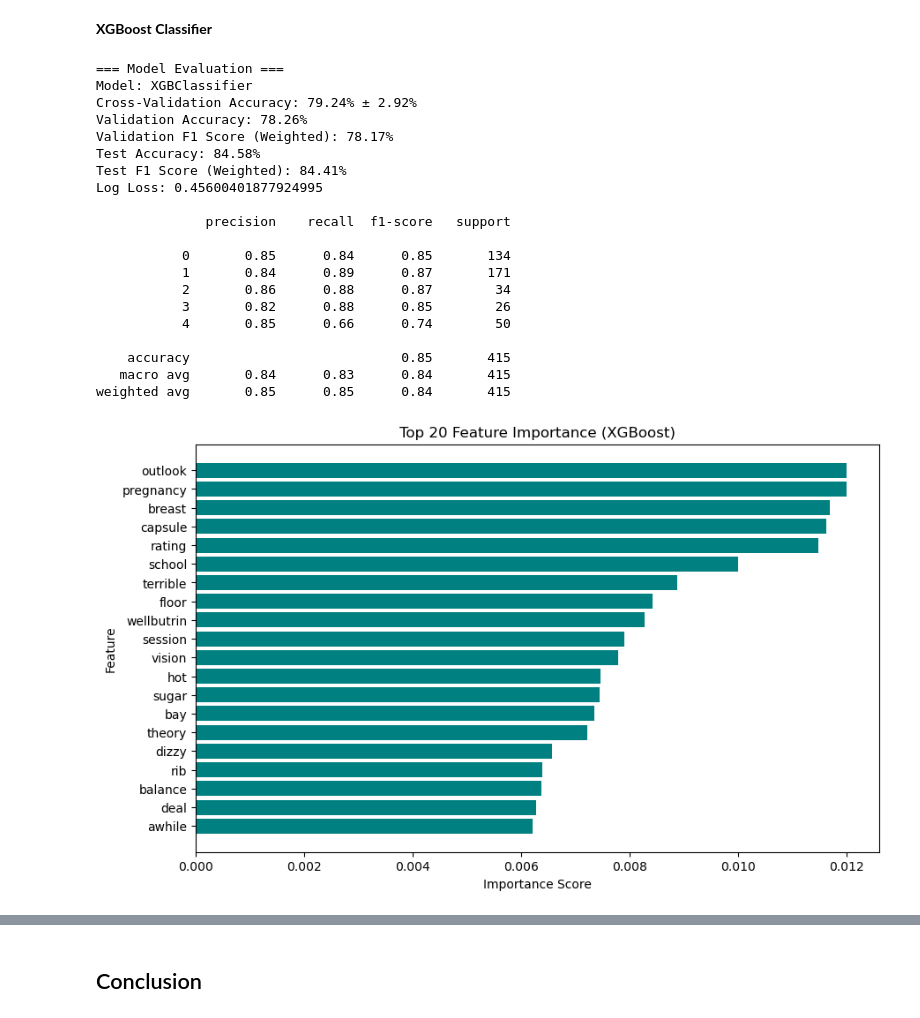
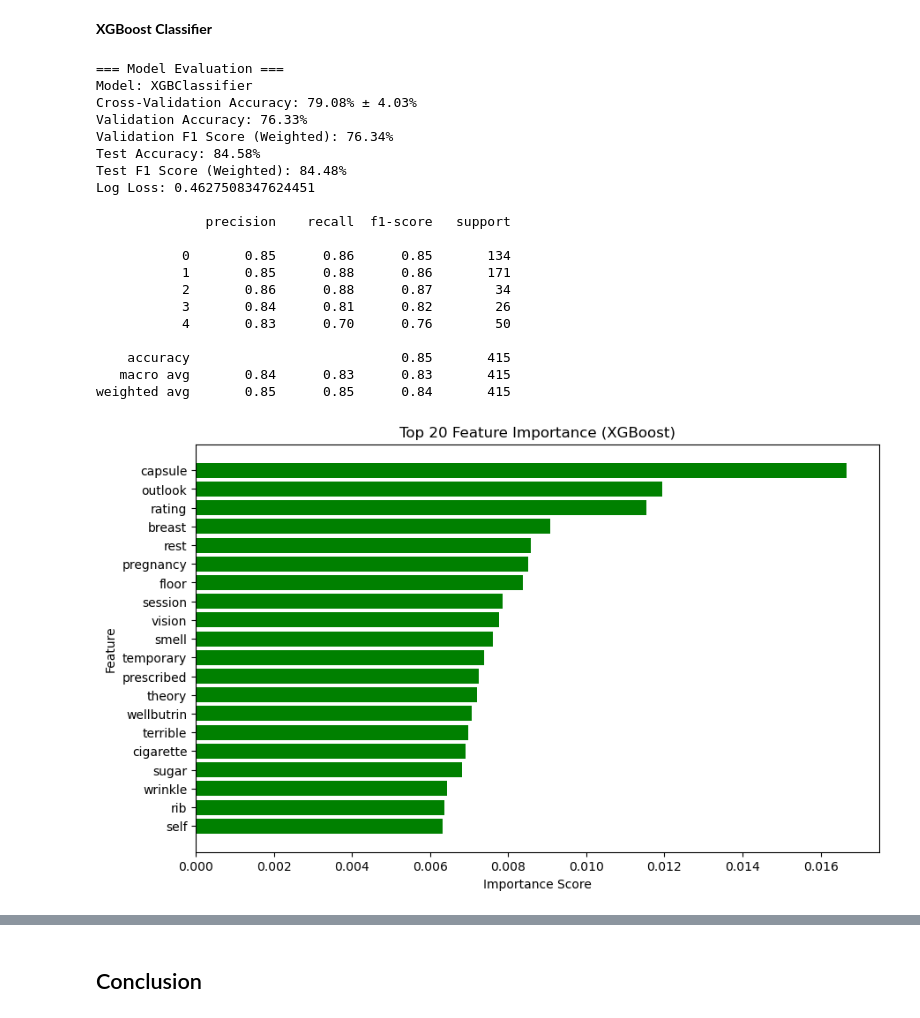
Before and after one commit to clappy203/AAI_501_Project, a Jupyter notebook: CleanCode.ipynb, the cells around one changed output, grey strips where cells are left out. Saved outputs shown, nothing was run; the diff lists cells and outputs as text; code cells hidden in the pictures.

```diff
--- a/CleanCode.ipynb
+++ b/CleanCode.ipynb
@@ -61,7 +61,7 @@ fig, axes = plt.subplots(nrows=1, ncols=5, figsize=(20, 4), sharey=True)
 for i, drug in enumerate(top_drugs):
     ax = axes[i]
     sns.histplot(data=df_combined[df_combined['urlDrugName'] == drug],
-                 x='rating', bins=10, ax=ax)
+                 x='rating', bins=10, color='green', ax=ax)
     ax.set_title(drug)
     ax.set_xlabel('Rating')
     if i == 0:
@@ -103,7 +103,7 @@ for i, drug in enumerate(top_5_drugs):
     drug_data = df_combined[df_combined['urlDrugName'] == drug]
     effectiveness_counts = drug_data['effectiveness'].value_counts()
 
-    sns.barplot(x=effectiveness_counts.index, y=effectiveness_counts.values, ax=ax)
+    sns.barplot(x=effectiveness_counts.index, y=effectiveness_counts.values,color='green', ax=ax)
     ax.set_title(drug)
     ax.set_xlabel('Effectiveness')
     ax.tick_params(axis='x', rotation=45)
@@ -704,6 +743,6 @@ Standard scalar was used as our dataset has a normal distribution and standardsc
 # %%
 #Scale the labels for drugs names and condtion
 st = StandardScaler()
-cols = ['urlDrugName', 'condition']
-result_ex[cols] = st.fit_transform(result[cols])
+cols = ['urlDrugName', 'condition', 'rating']
+result[cols] = st.fit_transform(result[cols])
 # %%
@@ -953,56 +1003,56 @@ train_and_evaluate(model, X_train, y_train, X_val, y_val, X_test, y_test) # Call
 # %% [output]
 === Model Evaluation ===
 Model: XGBClassifier
-Cross-Validation Accuracy: 79.24% ± 2.92%
-Validation Accuracy: 78.26%
-Validation F1 Score (Weighted): 78.17%
+Cross-Validation Accuracy: 79.08% ± 4.03%
+Validation Accuracy: 76.33%
+Validation F1 Score (Weighted): 76.34%
 Test Accuracy: 84.58%
-Test F1 Score (Weighted): 84.41%
-Log Loss: 0.45600401877924995
+Test F1 Score (Weighted): 84.48%
+Log Loss: 0.4627508347624451
 
               precision    recall  f1-score   support
 
-           0       0.85      0.84      0.85       134
-           1       0.84      0.89      0.87       171
+           0       0.85      0.86      0.85       134
+           1       0.85      0.88      0.86       171
            2       0.86      0.88      0.87        34
-           3       0.82      0.88      0.85        26
-           4       0.85      0.66      0.74        50
+           3       0.84      0.81      0.82        26
+           4       0.83      0.70      0.76        50
 
     accuracy                           0.85       415
-   macro avg       0.84      0.83      0.84       415
+   macro avg       0.84      0.83      0.83       415
 weighted avg       0.85      0.85      0.84       415
 # %%
 
 # Get feature importances
 feature_importance = model.feature_importances_
 
 # Create a DataFrame for visualization
 # Generate feature names for TF-IDF features (we assume X_reviews was created using TfidfVectorizer)
 bow_feature_names = vectorizer_bow.get_feature_names_out()
 
 # Combine feature names for bow and other features
 feature_names = list(bow_feature_names) + ['urlDrugName', 'rating', 'condition', 'sideEffects']
 
 # Ensure feature names match the number of features
 assert len(feature_names) == len(feature_importance)
 
 # Create a DataFrame for feature importance
 importance_df = pd.DataFrame({'Feature': feature_names, 'Importance': feature_importance})
 importance_df = importance_df.sort_values(by='Importance', ascending=False)
 
 # Get the top 20 most important features
 top_20_features = importance_df.head(20)
 
 # Plot the top 10 feature importance
 plt.figure(figsize=(10, 6))
-plt.barh(top_20_features['Feature'], top_20_features['Importance'], color='teal')
+plt.barh(top_20_features['Feature'], top_20_features['Importance'], color='green')
 plt.xlabel("Importance Score")
 plt.ylabel("Feature")
 plt.title("Top 20 Feature Importance (XGBoost)")
 plt.gca().invert_yaxis()  # Invert y-axis for better readability
 plt.show()
 # %% [output]
-[figure, old version]
+[figure, new version]
 # %%
 # Sort the DataFrame by 'Accuracy Score' and then 'CV Score', both in descending order
 model_df.sort_values(by=['Accuracy Score', 'CV Score'], ascending=[False, False]).reset_index(drop=True)
```
Also changed, not shown: parts of 23 cells of this notebook, 2 other files.
